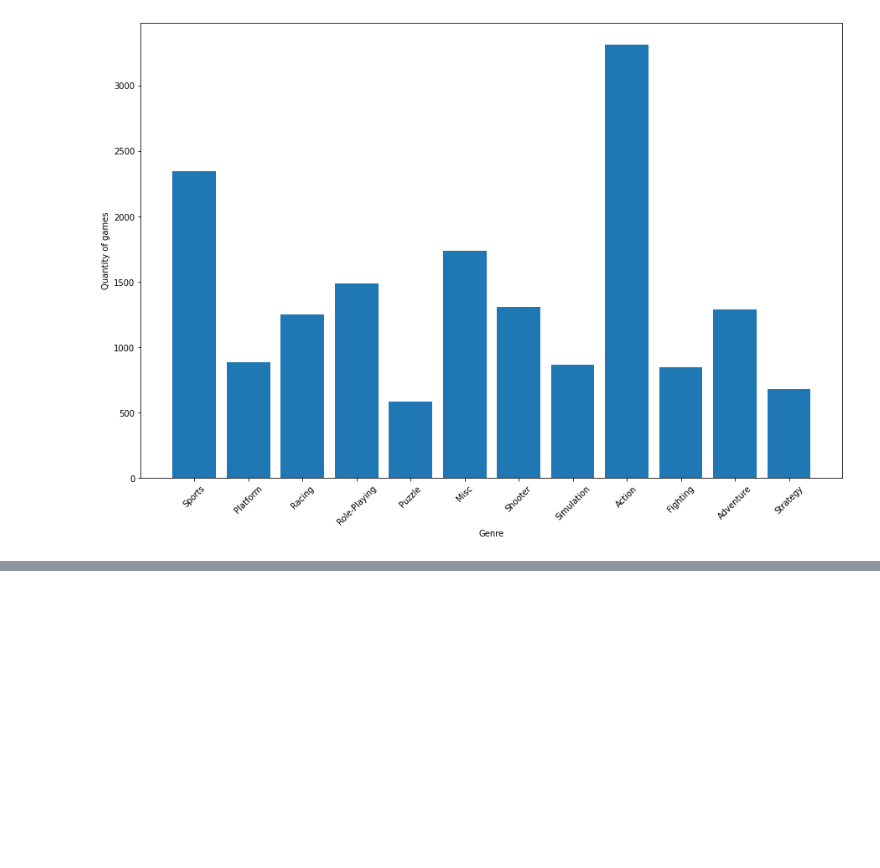
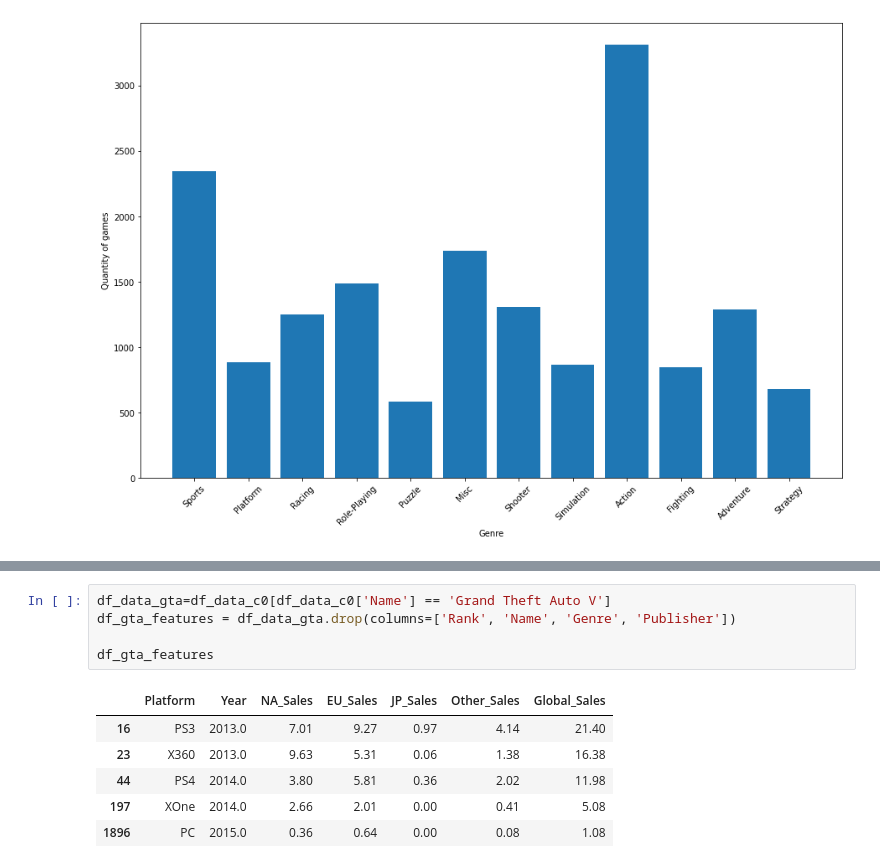
Before and after one commit to mateuspalacio/grupo_four_jupyter, a Jupyter notebook: AV3GerImpSis.ipynb, the cells around one changed output, grey strips where cells are left out. Drawn from its saved outputs; the diff is of its cells as text; blank space fills up the shorter version.

```diff
--- a/AV3GerImpSis.ipynb
+++ b/AV3GerImpSis.ipynb
@@ -68,0 +97,12 @@ plt.show()
+# %%
+df_data_gta=df_data_c0[df_data_c0['Name'] == 'Grand Theft Auto V']
+df_gta_features = df_data_gta.drop(columns=['Rank', 'Name', 'Genre', 'Publisher'])
+
+df_gta_features
+# %% [output]
+|  | Platform | Year | NA_Sales | EU_Sales | JP_Sales | Other_Sales | Global_Sales |
+| 16 | PS3 | 2013.0 | 7.01 | 9.27 | 0.97 | 4.14 | 21.40 |
+| 23 | X360 | 2013.0 | 9.63 | 5.31 | 0.06 | 1.38 | 16.38 |
+| 44 | PS4 | 2014.0 | 3.80 | 5.81 | 0.36 | 2.02 | 11.98 |
+| 197 | XOne | 2014.0 | 2.66 | 2.01 | 0.00 | 0.41 | 5.08 |
+| 1896 | PC | 2015.0 | 0.36 | 0.64 | 0.00 | 0.08 | 1.08 |
```
Also changed, not shown: parts of 11 cells of this notebook.
